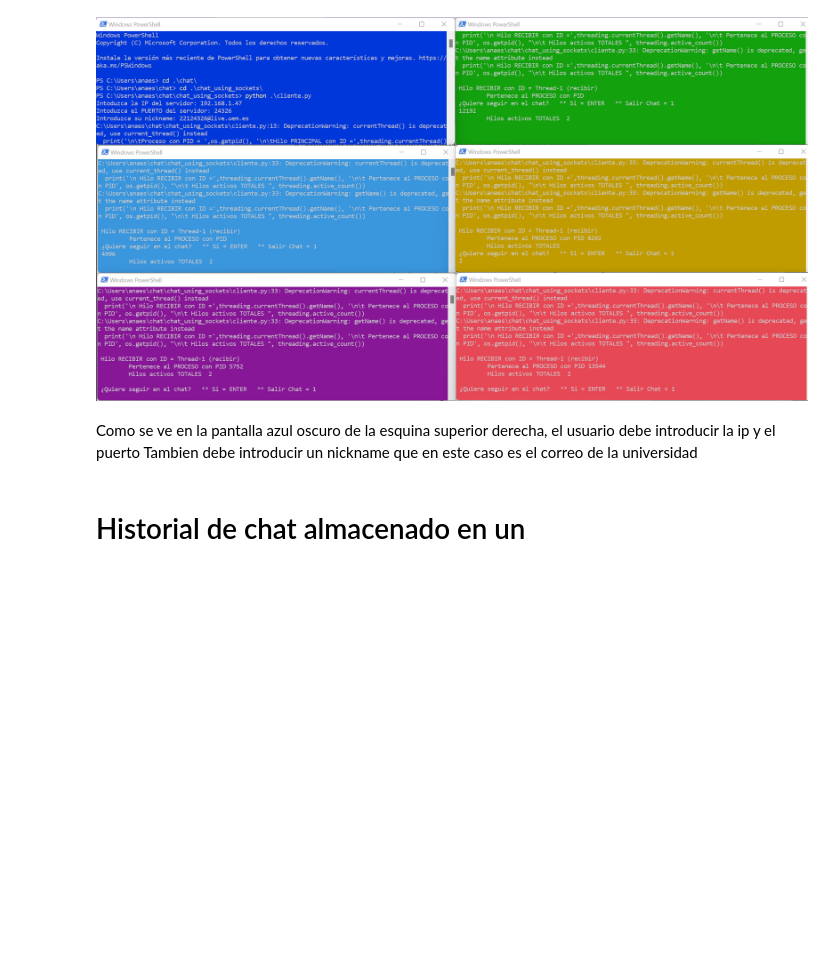
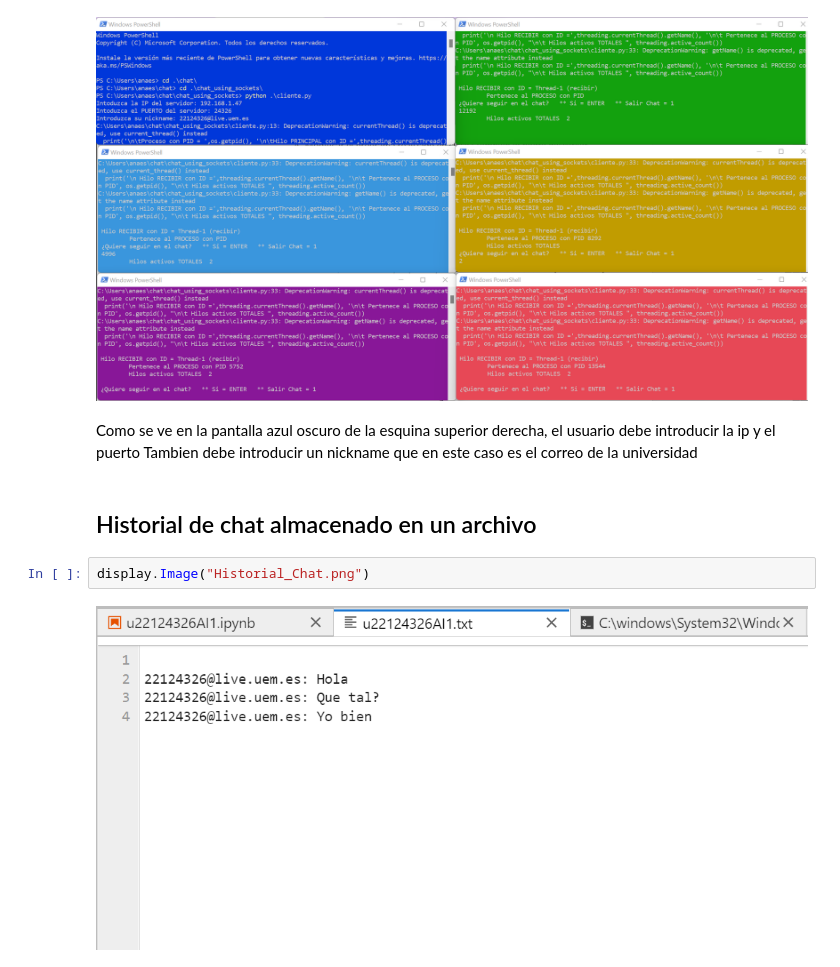
Before and after one commit to anaestg/PCD, a Jupyter notebook: u22124326AI1/u22124326AI1.ipynb, the cells around one changed output. Cells and saved outputs as stored; diff of their text form; blank space fills up the shorter version.

```diff
--- a/u22124326AI1/u22124326AI1.ipynb
+++ b/u22124326AI1/u22124326AI1.ipynb
@@ -24,4 +26,8 @@ display.Image("6Clientes.png")
 Como se ve en la pantalla azul oscuro de la esquina superior derecha, el usuario debe introducir la ip y el puerto
 Tambien debe introducir un nickname que en este caso es el correo de la universidad
 # %% [markdown]
-# Historial de chat almacenado en un
+## Historial de chat almacenado en un archivo
+# %%
+display.Image("Historial_Chat.png")
+# %% [output]
+[figure, added]
```
Also changed, not shown: parts of 7 cells of this notebook.
